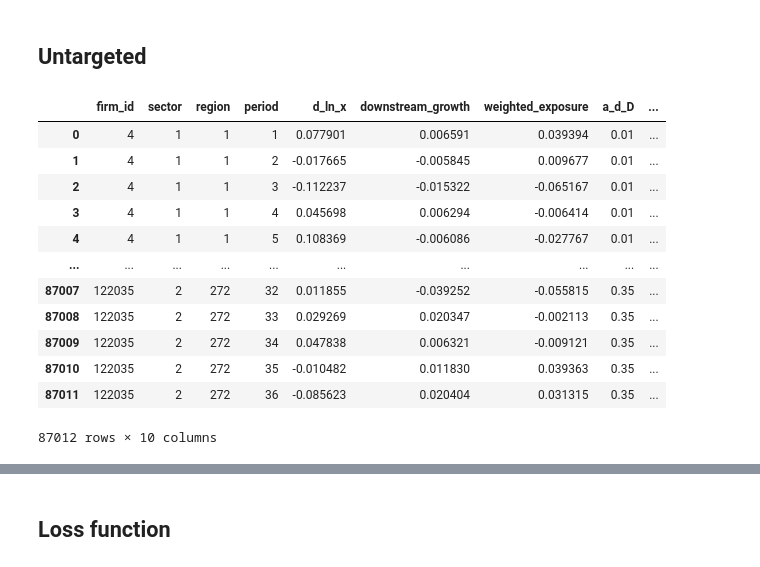
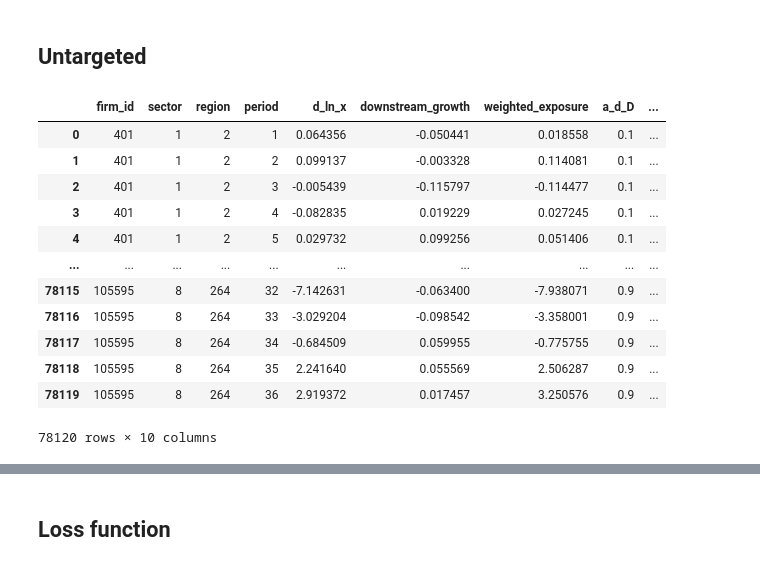
Before and after one commit to SwannChelly/SMM_Spatial_Comovement, a Jupyter notebook: analysis.ipynb, the cells around one changed output, grey strips where cells are left out. Cells and saved outputs as stored; diff of their text form; code cells hidden in the pictures.

```diff
--- a/analysis.ipynb
+++ b/analysis.ipynb
@@ -369,8 +369,12 @@ def load_industry_data(industry, industry_name):
     empirical_moments = np.load(folder / "empirical_moments.npy")
     best_simulated_moments = np.load(folder / "best_simulated_moments.npy")
     best_params = np.load(folder / "best_parameters_list.npy")
-    try:panel_df = pd.read_csv(folder/ "simulated_panel.csv")
-    except : panel_df = None
+    try:
+        panel_df = pd.read_csv(folder/ "simulated_panel.csv")
+        panel_df_multi = pd.read_csv(folder/ "simulated_panel_multivar.csv")
+    except :
+        panel_df = None
+        panel_df_multi = None
     # Unpack moments
     best_simulated_moments_dict = unpack_simulated_moments(
         best_simulated_moments,
@@ -415,6 +419,7 @@ def load_industry_data(industry, industry_name):
 
         # Regression
         'panel_df':panel_df,
+        'panel_df_multi':panel_df_multi,
 
         # Geography
         'idf_ze': idf_ze,
@@ -455,6 +460,7 @@ best_params = data['best_params']
 best_simulated_moments_dict = data['best_simulated_moments_dict']
 empirical_moments_dict = data['empirical_moments_dict']
 panel_df = data['panel_df']
+panel_df_multi = data['panel_df_multi']
 N_downstream = data['N_downstream']
 
 # Or use a helper to unpack all at once
@@ -1203,18 +1209,19 @@ ValueError: cannot reshape array of size 8127 into shape (26,301)
 import pyfixest as pf
 # %%
 panel_df['sector_time'] = panel_df['sector'].astype(str) + panel_df['period'].astype(str)
-panel_df
+panel_df_multi['sector_time'] = panel_df_multi['sector'].astype(str) + panel_df_multi['period'].astype(str)
+panel_df_multi
 # %% [output]
 |  | firm_id | sector | region | period | d_ln_x | downstream_growth | weighted_exposure | a_d_D | ... |
-| 0 | 4 | 1 | 1 | 1 | 0.077901 | 0.006591 | 0.039394 | 0.01 | ... |
-| 1 | 4 | 1 | 1 | 2 | -0.017665 | -0.005845 | 0.009677 | 0.01 | ... |
-| 2 | 4 | 1 | 1 | 3 | -0.112237 | -0.015322 | -0.065167 | 0.01 | ... |
-| 3 | 4 | 1 | 1 | 4 | 0.045698 | 0.006294 | -0.006414 | 0.01 | ... |
-| 4 | 4 | 1 | 1 | 5 | 0.108369 | -0.006086 | -0.027767 | 0.01 | ... |
+| 0 | 401 | 1 | 2 | 1 | 0.064356 | -0.050441 | 0.018558 | 0.1 | ... |
+| 1 | 401 | 1 | 2 | 2 | 0.099137 | -0.003328 | 0.114081 | 0.1 | ... |
+| 2 | 401 | 1 | 2 | 3 | -0.005439 | -0.115797 | -0.114477 | 0.1 | ... |
+| 3 | 401 | 1 | 2 | 4 | -0.082835 | 0.019229 | 0.027245 | 0.1 | ... |
+| 4 | 401 | 1 | 2 | 5 | 0.029732 | 0.099256 | 0.051406 | 0.1 | ... |
 | ... | ... | ... | ... | ... | ... | ... | ... | ... | ... |
-| 87007 | 122035 | 2 | 272 | 32 | 0.011855 | -0.039252 | -0.055815 | 0.35 | ... |
-| 87008 | 122035 | 2 | 272 | 33 | 0.029269 | 0.020347 | -0.002113 | 0.35 | ... |
-| 87009 | 122035 | 2 | 272 | 34 | 0.047838 | 0.006321 | -0.009121 | 0.35 | ... |
-| 87010 | 122035 | 2 | 272 | 35 | -0.010482 | 0.011830 | 0.039363 | 0.35 | ... |
-| 87011 | 122035 | 2 | 272 | 36 | -0.085623 | 0.020404 | 0.031315 | 0.35 | ... |
+| 78115 | 105595 | 8 | 264 | 32 | -7.142631 | -0.063400 | -7.938071 | 0.9 | ... |
+| 78116 | 105595 | 8 | 264 | 33 | -3.029204 | -0.098542 | -3.358001 | 0.9 | ... |
+| 78117 | 105595 | 8 | 264 | 34 | -0.684509 | 0.059955 | -0.775755 | 0.9 | ... |
+| 78118 | 105595 | 8 | 264 | 35 | 2.241640 | 0.055569 | 2.506287 | 0.9 | ... |
+| 78119 | 105595 | 8 | 264 | 36 | 2.919372 | 0.017457 | 3.250576 | 0.9 | ... |
-87012 rows × 10 columns
+78120 rows × 10 columns
```
Also changed, not shown: parts of 14 cells of this notebook, 4 other files.
